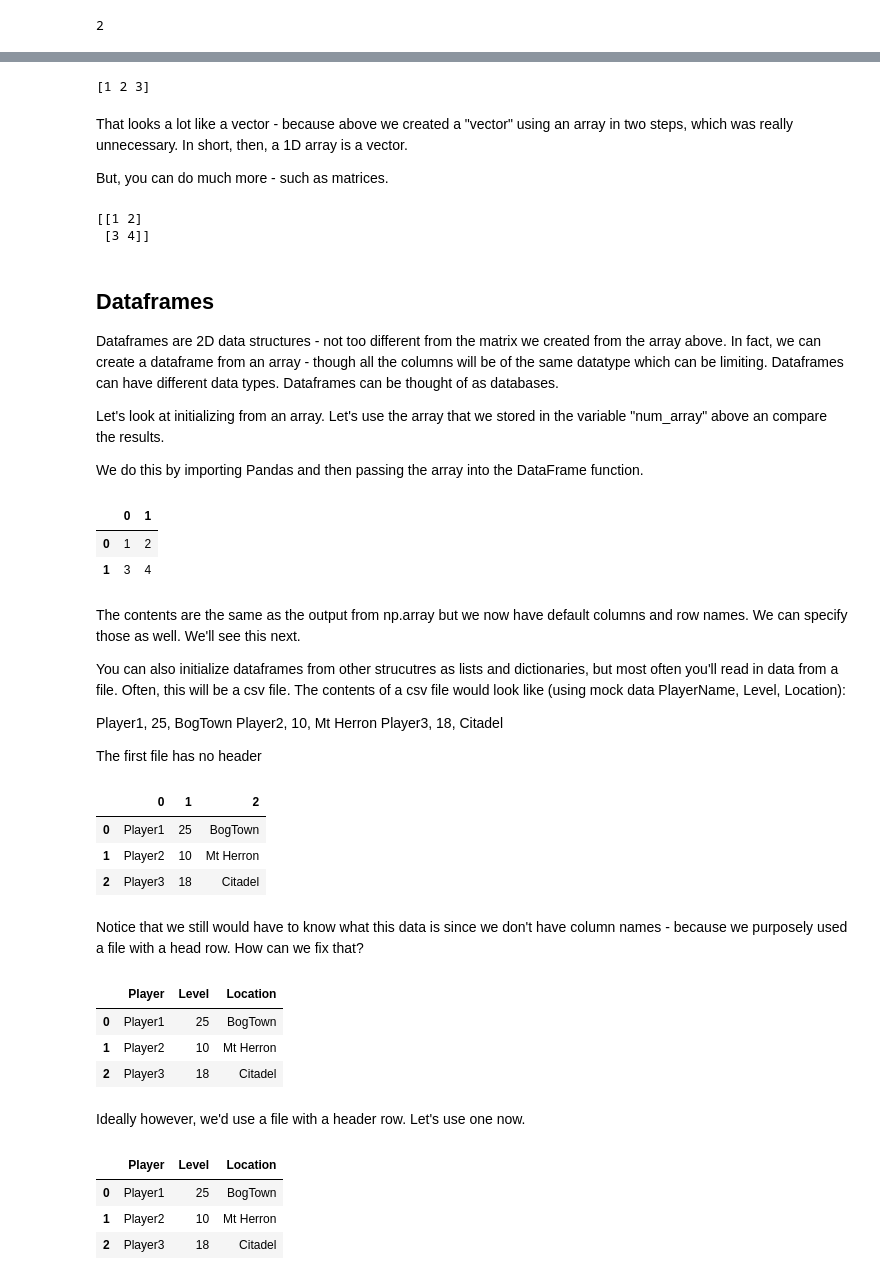
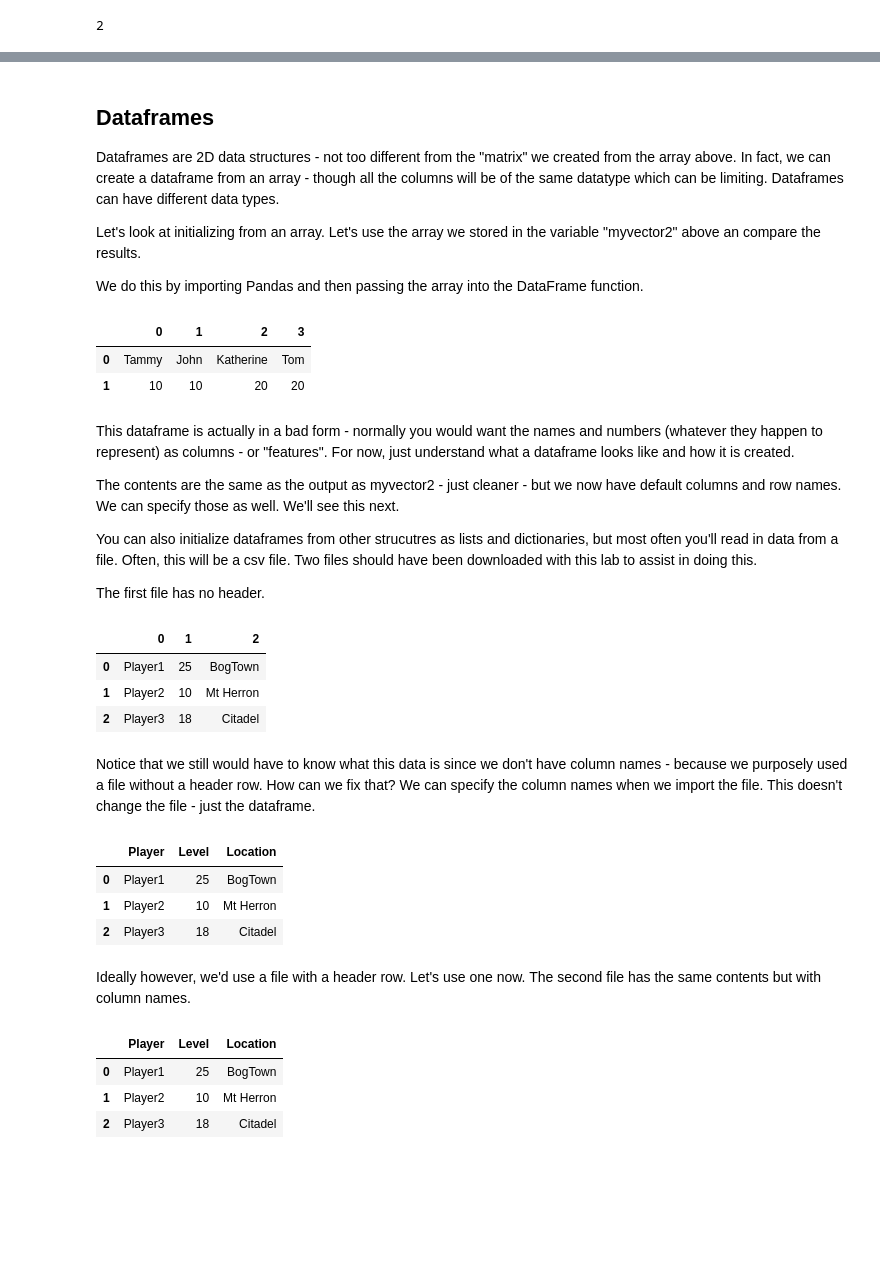
Before and after one commit to ttellner/GameDataScienceInPython, a Jupyter notebook: Labs_Chapter2_Python/Chapter2_Lab1.ipynb, the cells around one changed output, grey strips where cells are left out. Saved outputs shown, nothing was run; the diff lists cells and outputs as text; code cells hidden in the pictures; blank space fills up the shorter version.

```diff
--- a/Labs_Chapter2_Python/Chapter2_Lab1.ipynb
+++ b/Labs_Chapter2_Python/Chapter2_Lab1.ipynb
@@ -97,0 +224,5 @@ As you can see by this last operation, there are some complex operations that yo
+# %%
+myvariable2 = [["Tammy", "John", "Katherine", "Tom"], [10, 10, 20, 20]]
+myvector2 = np.array(myvariable2)
+
+myvector2
@@ -154,45 +260,28 @@ It's important to watch carefully! Sometimes you'll start manipulating data in a
-# %%
-simple_array = np.array([1, 2, 3])
-print(simple_array)
-# %% [output]
-[1 2 3]
-# %% [markdown]
-That looks a lot like a vector - because above we created a "vector" using an array in two steps, which was really unnecessary. In short, then, a 1D array is a vector.
-
-But, you can do much more - such as matrices.
-# %%
-num_array = np.array([[1, 2], [3, 4]])
-print(num_array)
-# %% [output]
-[[1 2]
- [3 4]]
 # %% [markdown]
 ## Dataframes
 
-Dataframes are 2D data structures - not too different from the matrix we created from the array above. In fact, we can create a dataframe from an array - though all the columns will be of the same datatype which can be limiting. Dataframes can have different data types. Dataframes can be thought of as databases.
+Dataframes are 2D data structures - not too different from the "matrix" we created from the array above. In fact, we can create a dataframe from an array - though all the columns will be of the same datatype which can be limiting. Dataframes can have different data types.
 
-Let's look at initializing from an array. Let's use the array that we stored in the variable "num_array" above an compare the results.
+Let's look at initializing from an array. Let's use the array we stored in the variable "myvector2" above an compare the results.
 
 We do this by importing Pandas and then passing the array into the DataFrame function.
 # %%
 import pandas as pd
 
-num_df = pd.DataFrame(num_array)
+num_df = pd.DataFrame(myvector2)
 num_df
 # %% [output]
-|  | 0 | 1 |
-| 0 | 1 | 2 |
-| 1 | 3 | 4 |
+|  | 0 | 1 | 2 | 3 |
+| 0 | Tammy | John | Katherine | Tom |
+| 1 | 10 | 10 | 20 | 20 |
 # %% [markdown]
-The contents are the same as the output from np.array but we now have default columns and row names. We can specify those as well. We'll see this next.
+This dataframe is actually in a bad form - normally you would want the names and numbers (whatever they happen to represent) as columns - or "features". For now, just understand what a dataframe looks like and how it is created.
 
-You can also initialize dataframes from other strucutres as lists and dictionaries, but most often you'll read in data from a file. Often, this will be a csv file. The contents of a csv file would look like (using mock data PlayerName, Level, Location):
+The contents are the same as the output as myvector2 - just cleaner - but we now have default columns and row names. We can specify those as well. We'll see this next.
 
-Player1, 25, BogTown
-Player2, 10, Mt Herron
-Player3, 18, Citadel
+You can also initialize dataframes from other strucutres as lists and dictionaries, but most often you'll read in data from a file. Often, this will be a csv file. Two files should have been downloaded with this lab to assist in doing this.
 
-The first file has no header
+The first file has no header.
 # %%
 df_players = pd.read_csv("players_nh.txt", header=None)
 df_players
@@ -202,7 +291,7 @@ df_players
 | 1 | Player2 | 10 | Mt Herron |
 | 2 | Player3 | 18 | Citadel |
 # %% [markdown]
-Notice that we still would have to know what this data is since we don't have column names - because we purposely used a file with a head row. How can we fix that?
+Notice that we still would have to know what this data is since we don't have column names - because we purposely used a file without a header row. How can we fix that? We can specify the column names when we import the file. This doesn't change the file - just the dataframe.
 # %%
 df_players2 = pd.read_csv("players_nh.txt", names=["Player", "Level", "Location"])
 df_players2
@@ -212,7 +301,7 @@ df_players2
 | 1 | Player2 | 10 | Mt Herron |
 | 2 | Player3 | 18 | Citadel |
 # %% [markdown]
-Ideally however, we'd use a file with a header row. Let's use one now.
+Ideally however, we'd use a file with a header row. Let's use one now. The second file has the same contents but with column names.
 # %%
 df_players3 = pd.read_csv("players.txt")
 df_players3
```
Also changed, not shown: parts of 58 cells of this notebook, 12 other files.
